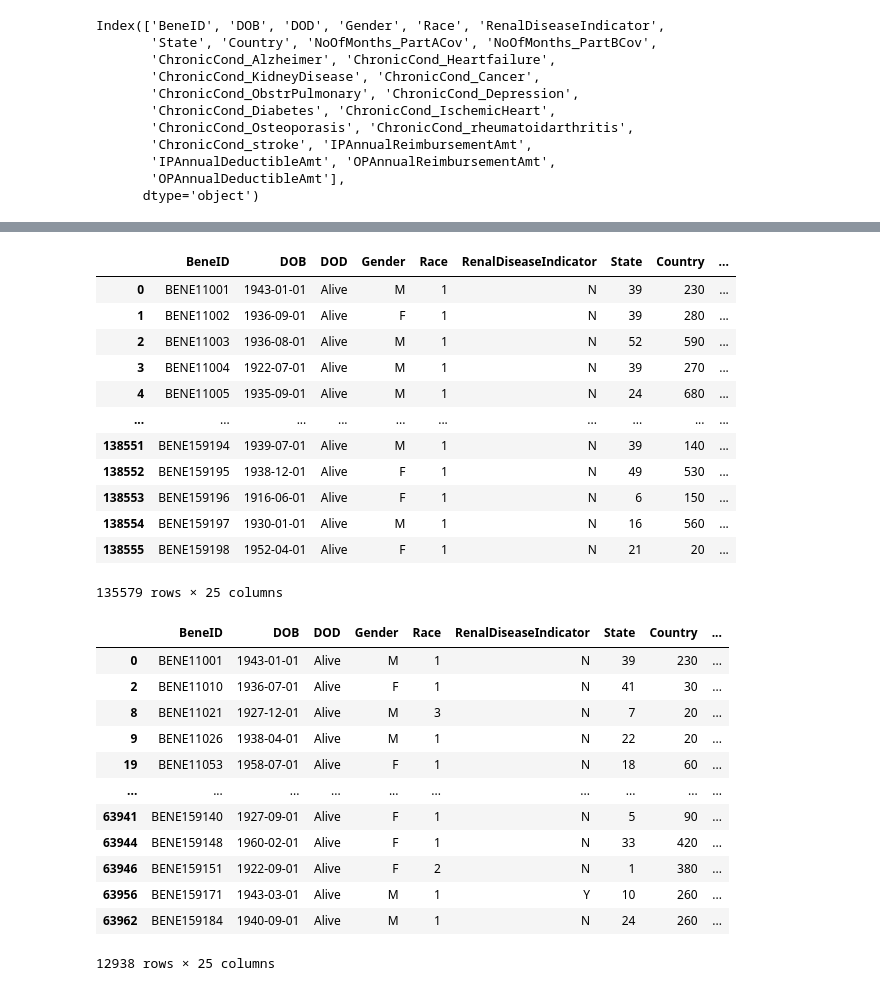
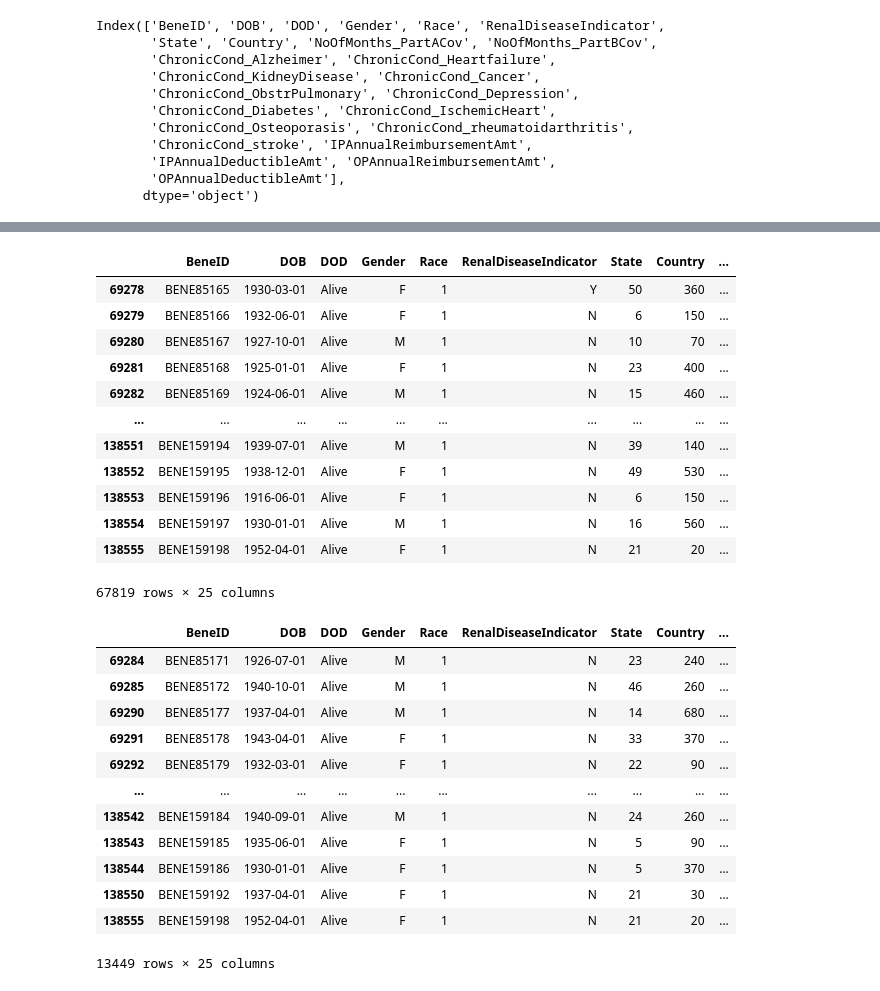
Before and after one commit to shivi13102/Healthcare-Fraud-Provider-Detection-Analysis, a Jupyter notebook: dataClean.ipynb, the cells around one changed output, grey strips where cells are left out. Saved outputs shown, nothing was run; the diff lists cells and outputs as text; code cells hidden in the pictures.

```diff
--- a/dataClean.ipynb
+++ b/dataClean.ipynb
@@ -431,9 +435,9 @@ chronic_conditions = [
 ]
 
 # Convert 2 to 0 and leave 1 as 1 for the specified columns
-test_beneficiary[chronic_conditions] = test_beneficiary[chronic_conditions].replace({2: 0})
+test[chronic_conditions] = test[chronic_conditions].replace({2: 0})
 
 # Verify the changes
-display(test_beneficiary[chronic_conditions].head())
+display(test[chronic_conditions].head())
 # %% [output]
 |  | ChronicCond_Alzheimer | ChronicCond_Heartfailure | ChronicCond_KidneyDisease | ChronicCond_Cancer | ... |
@@ -445,8 +449,8 @@ display(test_beneficiary[chronic_conditions].head())
 # %%
 # Replace 0 with 'N' in the RenalDiseaseIndicator column
-test_beneficiary['RenalDiseaseIndicator'] = test_beneficiary['RenalDiseaseIndicator'].replace({0: 'N'})
+test['RenalDiseaseIndicator'] = test['RenalDiseaseIndicator'].replace({0: 'N'})
 
 #Verify the changes
-print(test_beneficiary['RenalDiseaseIndicator'].value_counts())
+print(test['RenalDiseaseIndicator'].value_counts())
 # %% [output]
 RenalDiseaseIndicator
@@ -455,9 +459,9 @@ Y    10560
 Name: count, dtype: int64
 # %%
 # Replace 1 with 'M' and 2 with 'F' in the gender column for train_beneficiary
-test_beneficiary['Gender'] = test_beneficiary['Gender'].replace({1: 'M', 2: 'F'})
+test['Gender'] = test['Gender'].replace({1: 'M', 2: 'F'})
 
 # Verify the changes
-print(test_beneficiary['Gender'].value_counts())
+print(test['Gender'].value_counts())
 # %% [output]
 Gender
@@ -486,53 +487,55 @@ test_beneficiary = test_beneficiary[(test_beneficiary['Country'] != 0) & (test_b
+# %%
+test = test.query('Country != 0 & State != 0')
 # %%
-display(train_beneficiary)
+display(test)
 # %% [output]
 |  | BeneID | DOB | DOD | Gender | Race | RenalDiseaseIndicator | State | Country | ... |
-| 0 | BENE11001 | 1943-01-01 | Alive | M | 1 | N | 39 | 230 | ... |
-| 1 | BENE11002 | 1936-09-01 | Alive | F | 1 | N | 39 | 280 | ... |
-| 2 | BENE11003 | 1936-08-01 | Alive | M | 1 | N | 52 | 590 | ... |
-| 3 | BENE11004 | 1922-07-01 | Alive | M | 1 | N | 39 | 270 | ... |
-| 4 | BENE11005 | 1935-09-01 | Alive | M | 1 | N | 24 | 680 | ... |
+| 69278 | BENE85165 | 1930-03-01 | Alive | F | 1 | Y | 50 | 360 | ... |
+| 69279 | BENE85166 | 1932-06-01 | Alive | F | 1 | N | 6 | 150 | ... |
+| 69280 | BENE85167 | 1927-10-01 | Alive | M | 1 | N | 10 | 70 | ... |
+| 69281 | BENE85168 | 1925-01-01 | Alive | F | 1 | N | 23 | 400 | ... |
+| 69282 | BENE85169 | 1924-06-01 | Alive | M | 1 | N | 15 | 460 | ... |
 | ... | ... | ... | ... | ... | ... | ... | ... | ... | ... |
 | 138551 | BENE159194 | 1939-07-01 | Alive | M | 1 | N | 39 | 140 | ... |
 | 138552 | BENE159195 | 1938-12-01 | Alive | F | 1 | N | 49 | 530 | ... |
 | 138553 | BENE159196 | 1916-06-01 | Alive | F | 1 | N | 6 | 150 | ... |
 | 138554 | BENE159197 | 1930-01-01 | Alive | M | 1 | N | 16 | 560 | ... |
 | 138555 | BENE159198 | 1952-04-01 | Alive | F | 1 | N | 21 | 20 | ... |
-135579 rows × 25 columns
+67819 rows × 25 columns
 # %%
 # List of country codes to keep (195 countries)
 country_codes_to_keep = [
     93, 355, 213, 376, 244, 1, 268, 54, 374, 61, 43, 994, 1, 242, 973, 880, 1, 246, 375, 32, 501, 229, 975,
     591, 387, 267, 55, 673, 359, 226, 257, 238, 855, 237, 236, 235, 56, 86, 57, 269, 242, 243, 506, 385, 53,
     357, 420, 45, 253, 1, 767, 1, 809, 1, 829, 1, 849, 593, 20, 503, 240, 291, 372, 268, 251, 679, 358, 33,
     241, 220, 995, 49, 233, 30, 1, 473, 502, 224, 245, 592, 509, 504, 36, 354, 91, 62, 98, 964, 353, 972, 39,
     1, 876, 81, 962, 7, 254, 686, 850, 82, 965, 996, 856, 371, 961, 266, 231, 218, 423, 370, 352, 261, 265,
     60, 960, 223, 356, 692, 222, 230, 52, 691, 373, 377, 976, 382, 212, 258, 95, 264, 674, 977, 31, 64, 505,
     227, 234, 389, 47, 968, 92, 680, 507, 675, 595, 51, 63, 48, 351, 974, 40, 7, 250, 1, 869, 1, 758, 1, 784,
     685, 378, 239, 966, 221, 381, 248, 232, 65, 421, 386, 677, 252, 27, 211, 34, 94, 249, 597, 46, 41, 963,
     886, 992, 255, 66, 670, 228, 676, 1, 868, 216, 90, 993, 688, 256, 380, 971, 44, 1, 598, 998, 678, 379,
     58, 84, 967, 260, 263
 ]
 
 # Filter the DataFrame to keep only rows with specified country codes
-filtered_df = test_beneficiary[test_beneficiary['Country'].isin(country_codes_to_keep)]
+filtered_df = test[test['Country'].isin(country_codes_to_keep)]
 
 # Display the filtered DataFrame
 display(filtered_df)
 # %% [output]
 |  | BeneID | DOB | DOD | Gender | Race | RenalDiseaseIndicator | State | Country | ... |
-| 0 | BENE11001 | 1943-01-01 | Alive | M | 1 | N | 39 | 230 | ... |
-| 2 | BENE11010 | 1936-07-01 | Alive | F | 1 | N | 41 | 30 | ... |
-| 8 | BENE11021 | 1927-12-01 | Alive | M | 3 | N | 7 | 20 | ... |
-| 9 | BENE11026 | 1938-04-01 | Alive | M | 1 | N | 22 | 20 | ... |
-| 19 | BENE11053 | 1958-07-01 | Alive | F | 1 | N | 18 | 60 | ... |
+| 69284 | BENE85171 | 1926-07-01 | Alive | M | 1 | N | 23 | 240 | ... |
+| 69285 | BENE85172 | 1940-10-01 | Alive | M | 1 | N | 46 | 260 | ... |
+| 69290 | BENE85177 | 1937-04-01 | Alive | M | 1 | N | 14 | 680 | ... |
+| 69291 | BENE85178 | 1943-04-01 | Alive | F | 1 | N | 33 | 370 | ... |
+| 69292 | BENE85179 | 1932-03-01 | Alive | F | 1 | N | 22 | 90 | ... |
 | ... | ... | ... | ... | ... | ... | ... | ... | ... | ... |
-| 63941 | BENE159140 | 1927-09-01 | Alive | F | 1 | N | 5 | 90 | ... |
-| 63944 | BENE159148 | 1960-02-01 | Alive | F | 1 | N | 33 | 420 | ... |
-| 63946 | BENE159151 | 1922-09-01 | Alive | F | 2 | N | 1 | 380 | ... |
-| 63956 | BENE159171 | 1943-03-01 | Alive | M | 1 | Y | 10 | 260 | ... |
-| 63962 | BENE159184 | 1940-09-01 | Alive | M | 1 | N | 24 | 260 | ... |
+| 138542 | BENE159184 | 1940-09-01 | Alive | M | 1 | N | 24 | 260 | ... |
+| 138543 | BENE159185 | 1935-06-01 | Alive | F | 1 | N | 5 | 90 | ... |
+| 138544 | BENE159186 | 1930-01-01 | Alive | F | 1 | N | 5 | 370 | ... |
+| 138550 | BENE159192 | 1937-04-01 | Alive | F | 1 | N | 21 | 30 | ... |
+| 138555 | BENE159198 | 1952-04-01 | Alive | F | 1 | N | 21 | 20 | ... |
-12938 rows × 25 columns
+13449 rows × 25 columns
 # %%
 # Define path for storing cleaned data
 file_path = '/content/drive/My Drive/Cleaned_Data/test_bene_cleaned_data.xlsx'
```
Also changed, not shown: parts of 15 cells of this notebook.
